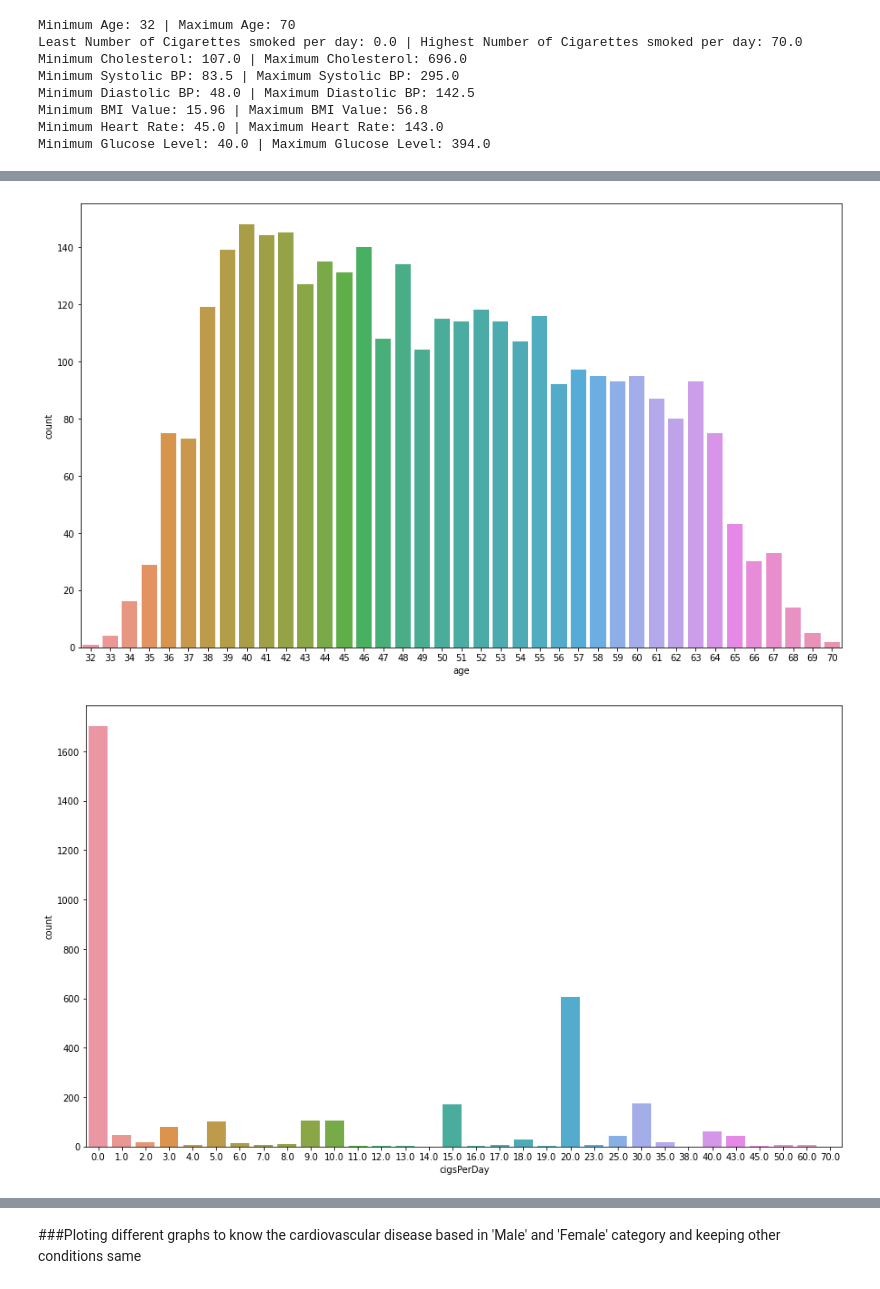
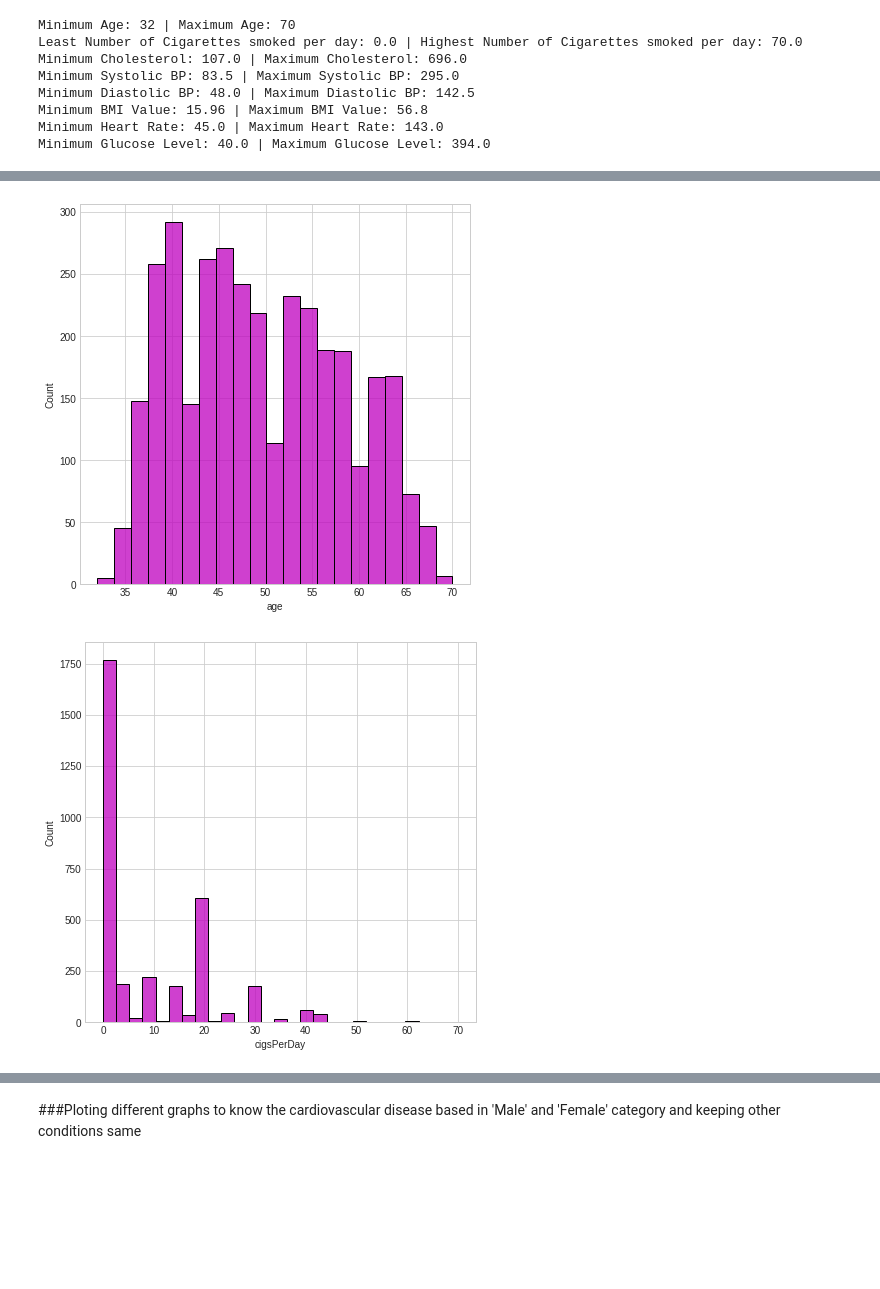
Before and after one commit to chvikas/cardiovascular-risk-prediction, a Jupyter notebook: Cardiovascular_Risk_Prediction.ipynb, the cells around one changed output, grey strips where cells are left out. Drawn from its saved outputs; the diff is of its cells as text; code cells hidden in the pictures; blank space fills up the shorter version.

```diff
--- a/Cardiovascular_Risk_Prediction.ipynb
+++ b/Cardiovascular_Risk_Prediction.ipynb
@@ -488,9 +490,10 @@ plt.plot()
 # %%
 #distplot for numerical features
-for val in numerical_columns[:2]:
-  plt.figure(figsize=(15,9))
-  sns.countplot(x=df[val])
+for val in numerical_columns:
+  plt.figure(figsize=(7,7))
+  plt.style.use('seaborn-whitegrid')
+  sns.histplot(df[val],color="m")
   plt.show()
 # %% [output]
-[figure, old version]
+[figure, new version]
-[figure, old version]
+[figure, new version]
```
Also changed, not shown: parts of 82 cells of this notebook.
